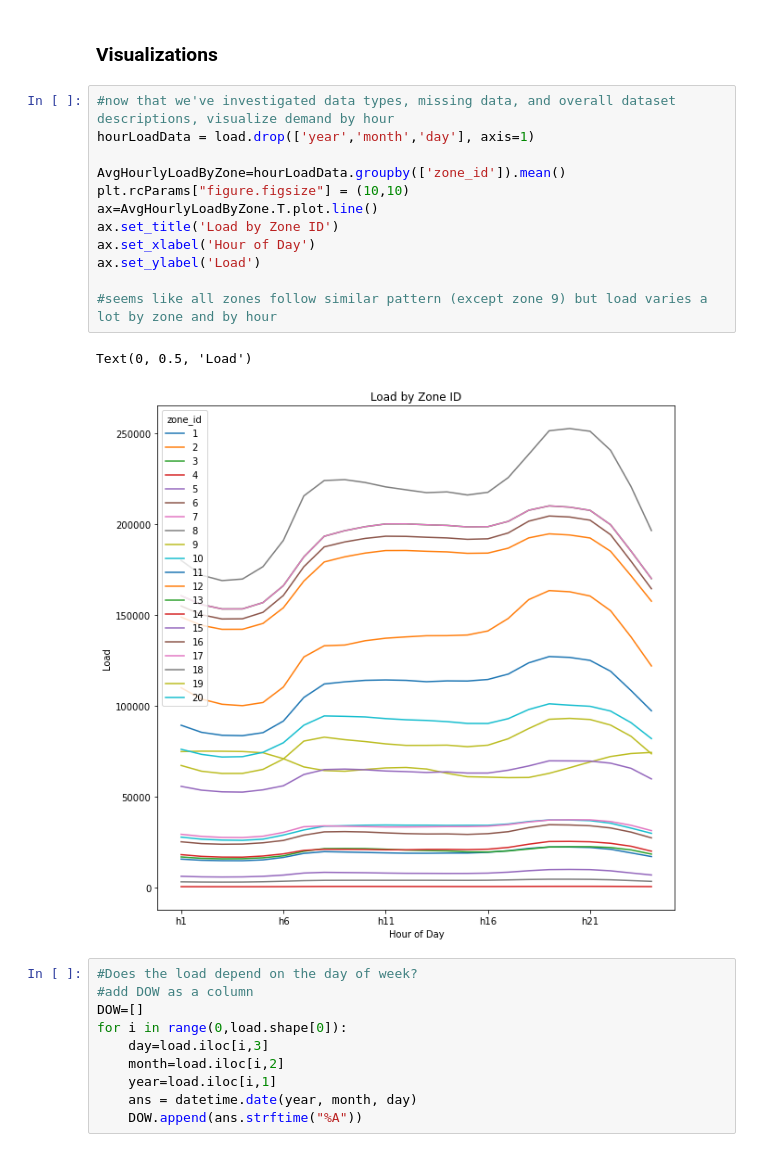
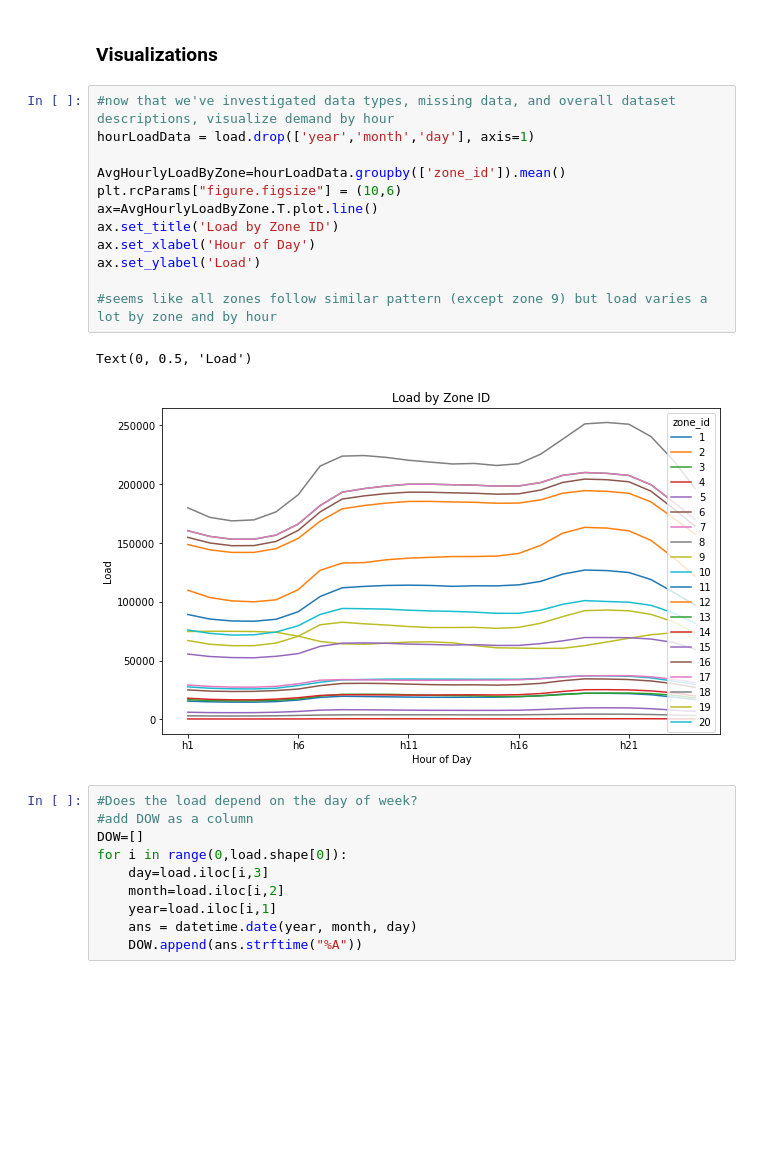
Before and after one commit to mattj949/Stats315B, a Jupyter notebook: EDA.ipynb, the cells around one changed output. Saved outputs shown, nothing was run; the diff lists cells and outputs as text; blank space fills up the shorter version.

```diff
--- a/EDA.ipynb
+++ b/EDA.ipynb
@@ -287,18 +287,18 @@ load.shape #removed the 20 rows pertaining to this day
 # %%
 #now that we've investigated data types, missing data, and overall dataset descriptions, visualize demand by hour
 hourLoadData = load.drop(['year','month','day'], axis=1)
 
 AvgHourlyLoadByZone=hourLoadData.groupby(['zone_id']).mean()
-plt.rcParams["figure.figsize"] = (10,10)
+plt.rcParams["figure.figsize"] = (10,6)
 ax=AvgHourlyLoadByZone.T.plot.line()
 ax.set_title('Load by Zone ID')
 ax.set_xlabel('Hour of Day')
 ax.set_ylabel('Load')
 
 #seems like all zones follow similar pattern (except zone 9) but load varies a lot by zone and by hour
 # %% [output]
 Text(0, 0.5, 'Load')
-[figure, old version]
+[figure, new version]
 # %%
 #Does the load depend on the day of week?
 #add DOW as a column
```
